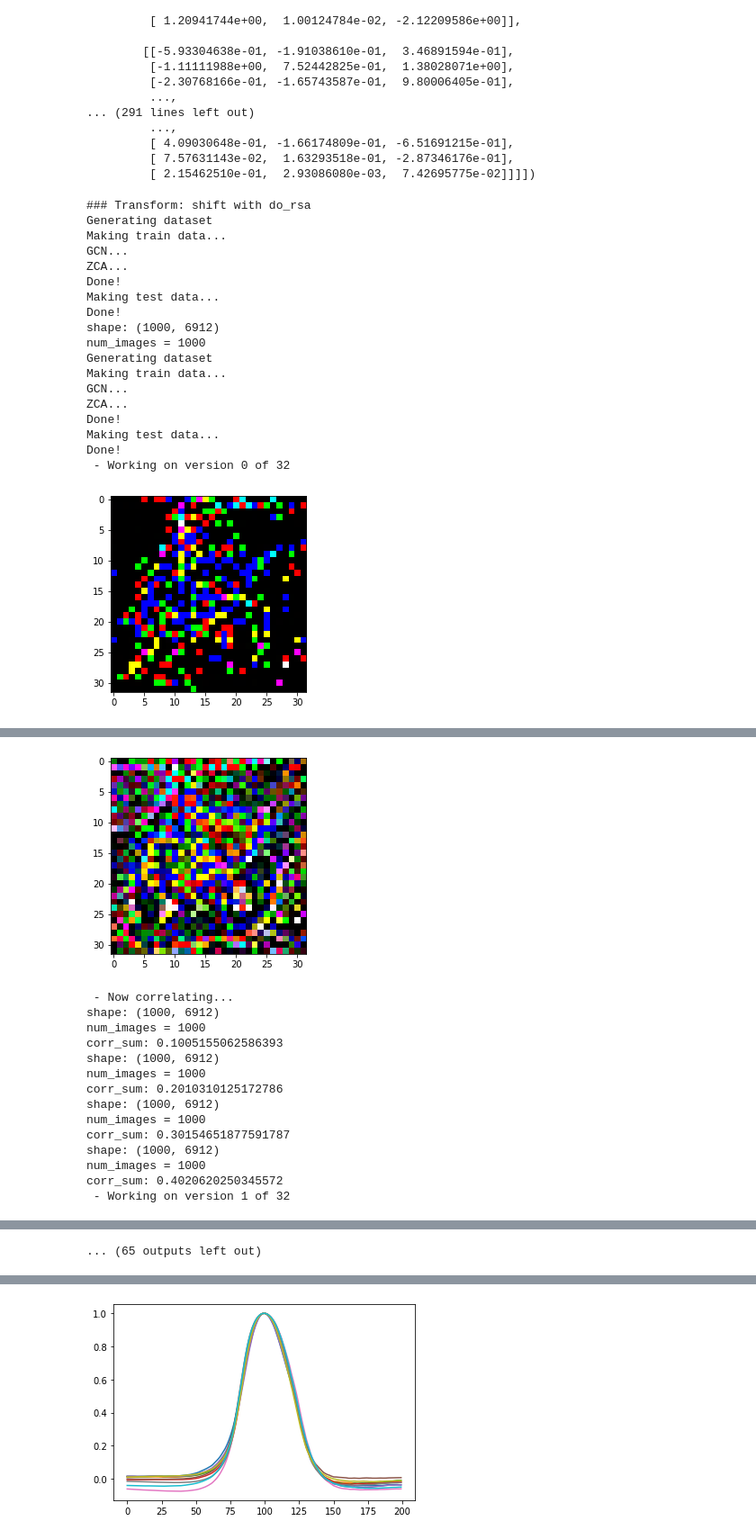
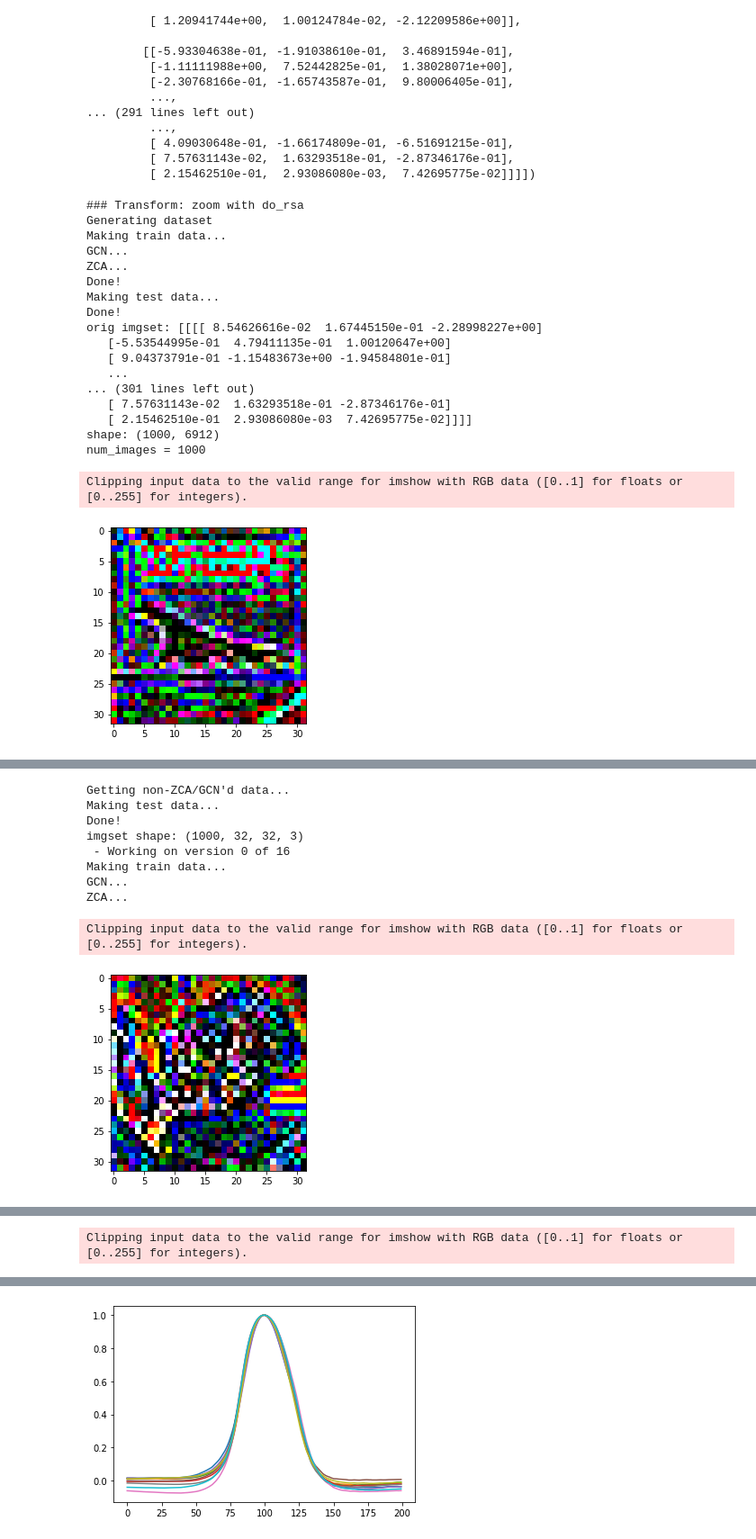
Before and after one commit to VandyCatLab/modelzoo, a Jupyter notebook: notebooks/Baseline.ipynb, the cells around one changed output, grey strips where cells are left out. Shown at 90% size. Cells and saved outputs as stored; diff of their text form; code cells hidden in the pictures.

```diff
--- a/notebooks/Baseline.ipynb
+++ b/notebooks/Baseline.ipynb
@@ -37,47 +42,47 @@ array([[[[ 8.54626616e-02,  1.67445150e-01, -2.28998227e+00],
 # %%
 # RSA
 import imp
 imp.reload(baseline)
 imp.reload(analysis)
 imp.reload(datasets)
+# shiftRSA = baseline.transform_baseline('shift',
+#                                       model, 7,
+#                                       analysis.do_rsa,
+#                                       analysis.preprocess_rsa)
 zoomRSA = baseline.transform_baseline('zoom',
                                      model, 7,
                                      analysis.do_rsa,
                                      analysis.preprocess_rsa)
-shiftRSA = baseline.transform_baseline('shift',
-                                      model, 7,
-                                      analysis.do_rsa,
-                                      analysis.preprocess_rsa)
-reflectRSA = baseline.transform_baseline('reflect',
-                                        model, 7,
-                                        analysis.do_rsa,
-                                        analysis.preprocess_rsa)
-colorRSA = baseline.transform_baseline('color',
-                                      model, 7,
-                                      analysis.do_rsa_from_acts,
-                                      analysis.preprocess_rsa)
+# reflectRSA = baseline.transform_baseline('reflect',
+#                                         model, 7,
+#                                         analysis.do_rsa,
+#                                         analysis.preprocess_rsa)
+# colorRSA = baseline.transform_baseline('color',
+#                                       model, 7,
+#                                       analysis.do_rsa_from_acts,
+#                                       analysis.preprocess_rsa)
 
-np.save('../outputs/baseline/reflectRSA.npy', reflectRSA)
-np.save('../outputs/baseline/colorRSA.npy', colorRSA)
-np.save('../outputs/baseline/shiftRSA.npy', shiftRSA)
+# np.save('../outputs/baseline/reflectRSA.npy', reflectRSA)
+# np.save('../outputs/baseline/colorRSA.npy', colorRSA)
+# np.save('../outputs/baseline/shiftRSA.npy', shiftRSA)
 np.save('../outputs/baseline/zoomRSA.npy', zoomRSA)
 # %% [output]
-### Transform: shift with do_rsa
+### Transform: zoom with do_rsa
 Generating dataset
 Making train data...
 GCN...
 ZCA...
 Done!
 Making test data...
 Done!
+orig imgset: [[[[ 8.54626616e-02  1.67445150e-01 -2.28998227e+00]
+   [-5.53544995e-01  4.79411135e-01  1.00120647e+00]
+   [ 9.04373791e-01 -1.15483673e+00 -1.94584801e-01]
+   ...
+... (301 lines left out)
+   [ 7.57631143e-02  1.63293518e-01 -2.87346176e-01]
+   [ 2.15462510e-01  2.93086080e-03  7.42695775e-02]]]]
 shape: (1000, 6912)
 num_images = 1000
-Generating dataset
-Making train data...
-GCN...
-ZCA...
-Done!
-Making test data...
-Done!
- - Working on version 0 of 32
+Clipping input data to the valid range for imshow with RGB data ([0..1] for floats or [0..255] for integers).
-[figure, old version]
+[figure, new version]
@@ -85,15 +89,10 @@ WARNING:matplotlib.image:Clipping input data to the valid range for imshow with
+Getting non-ZCA/GCN'd data...
+Making test data...
+Done!
+imgset shape: (1000, 32, 32, 3)
+ - Working on version 0 of 16
+Making train data...
+GCN...
+ZCA...
+Clipping input data to the valid range for imshow with RGB data ([0..1] for floats or [0..255] for integers).
-[figure, old version]
+[figure, new version]
- - Now correlating...
-shape: (1000, 6912)
-num_images = 1000
-corr_sum: 0.1005155062586393
-shape: (1000, 6912)
-num_images = 1000
-corr_sum: 0.2010310125172786
-shape: (1000, 6912)
-num_images = 1000
-corr_sum: 0.30154651877591787
-shape: (1000, 6912)
-num_images = 1000
-corr_sum: 0.4020620250345572
- - Working on version 1 of 32
@@ -99,0 +116 @@ corr_sum: 0.4020620250345572
+Clipping input data to the valid range for imshow with RGB data ([0..1] for floats or [0..255] for integers).
@@ -120 +136,0 @@ WARNING:matplotlib.image:Clipping input data to the valid range for imshow with
-... (65 outputs left out)
```
Also changed, not shown: parts of 7 cells of this notebook, 4 other files.
